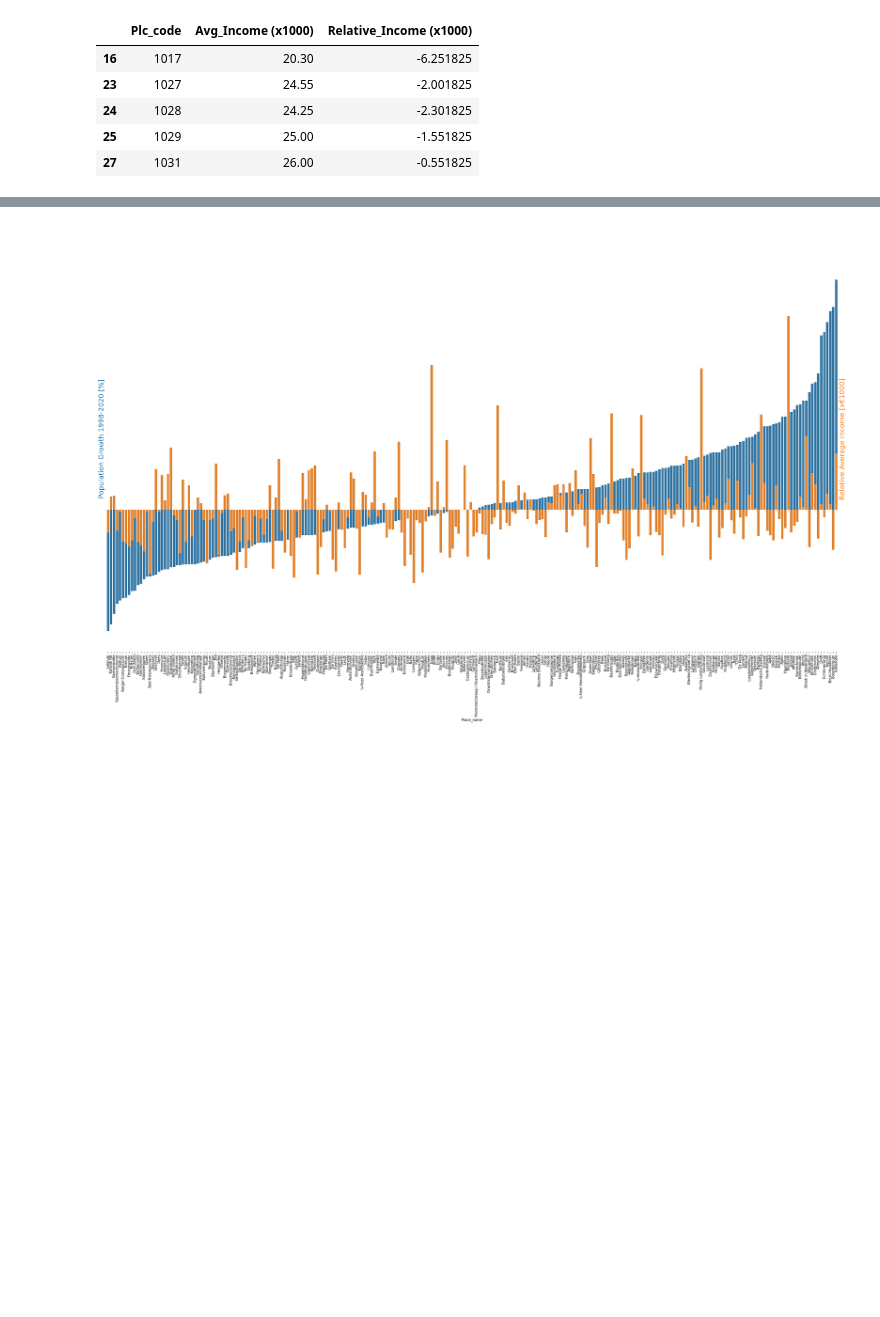
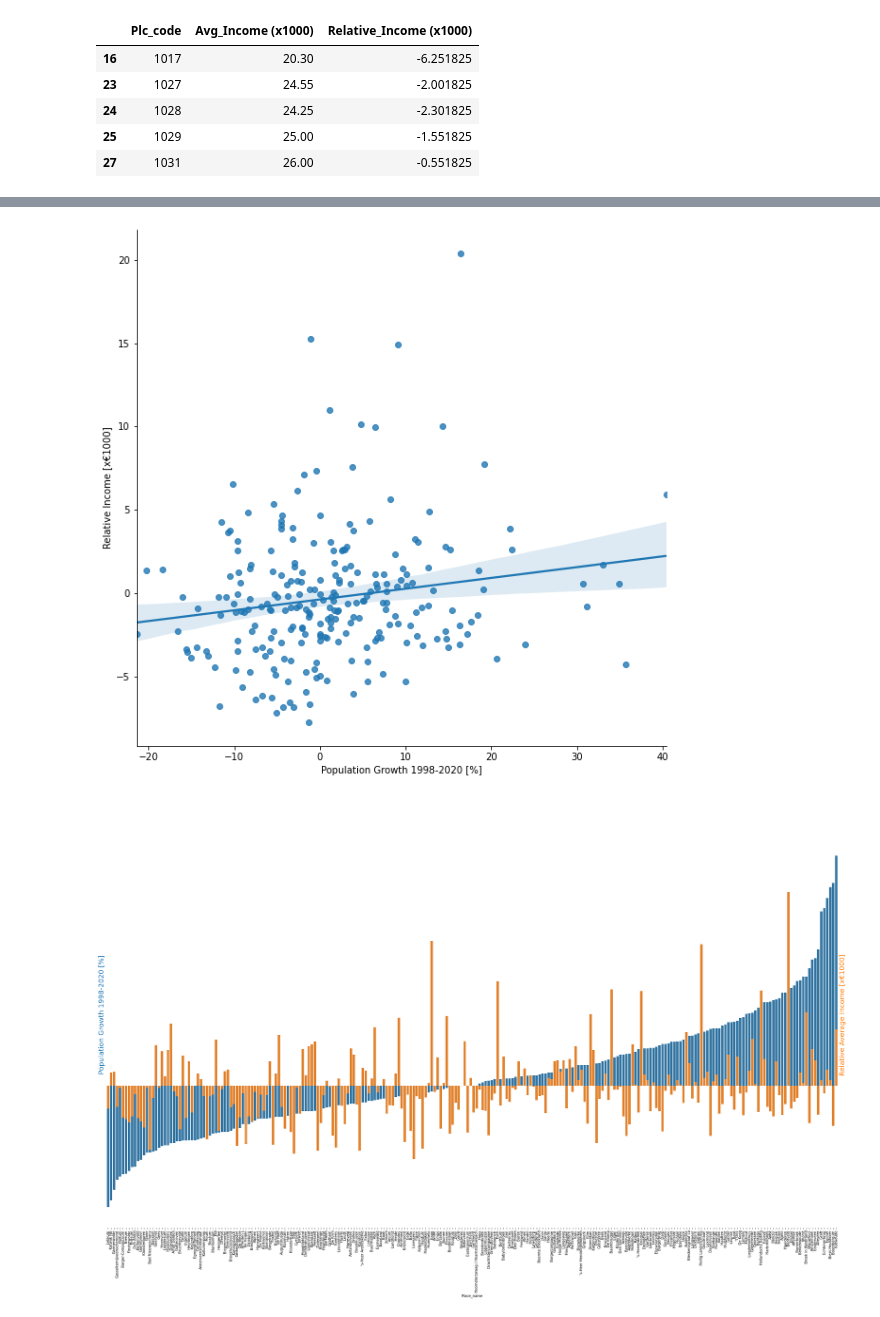
Before and after one commit to LauLau85/Coursera_Capstone, a Jupyter notebook: A Comparison of Rural Towns in the Netherlands.ipynb, the cells around one changed output, grey strips where cells are left out. Cells and saved outputs as stored; diff of their text form; code cells hidden in the pictures; blank space fills up the shorter version.

```diff
--- a/A Comparison of Rural Towns in the Netherlands.ipynb
+++ b/A Comparison of Rural Towns in the Netherlands.ipynb
@@ -2212,6 +2223,56 @@ SRT_AI_9820_df.tail()
 | 243 | 1942 | Katwoude | Waterland | Noord-Holland | 235.0 | 330.0 | 40.425532 | 32.50 | ... |
 # %%
 SRT_AI_9820_df.to_sql('SRT_PopulationGrowth_AvgIncomes2018', engine) #Store backup on DB2
+# %%
+#Scatterplot of Growth vs rel Income
+#Get Series in order to plot barchart  Growth_1998-2020	Avg_Income (x1000)	Relative_Income (x1000)
+#x_growth = SRT_scored_df['Growth_1998-2020']
+#y_income = SRT_scored_df['Relative_Income (x1000)']
+data_df = SRT_scored_df[['Growth_1998-2020','Relative_Income (x1000)']]
+#y_income = SRT_scored_df['Relative_Income (x1000)']
+
+fig2, axs = plt.subplots()
+fig2.set_size_inches(10, 10)
+
+score_bar=sns.regplot(x='Growth_1998-2020', y='Relative_Income (x1000)', data=data_df, color='tab:blue')
+axs.set(ylabel='Relative Income [x€1000]')
+axs.set(xlabel='Population Growth 1998-2020 [%]')
+#axs.set_ylim(-25,50) #-25/100
+#for item in score_bar.get_xticklabels():
+ #   item.set_rotation(90)
+    #item.set_ha('right')
+#axs.yaxis.label.set_color(color='tab:red')
+#axs.yaxis.label.set_fontsize(20)
+#axs.xaxis.label.set_fontsize(18)
+sns.despine()
+#axs.spines['top'].set_visible(False)
+#axs.spines['right'].set_visible(False)
+#axs.spines['bottom'].set_visible(False)
+#axs.spines['left'].set_visible(False)
+#axs.get_xaxis().set_ticks([])
+
+# ax2 = axs.twinx()  # instantiate a second axes that shares the same x-axis
+
+# sns.barplot(x=x_labels, y=y_income, color='tab:orange', ax=ax2)
+# ax2.set(xlabel='')
+# ax2.set(ylabel='Relative Average Income [x€1000]')
+# ax2.set_ylim(-15,30) #-15/60
+# ax2.yaxis.label.set_color('tab:orange')
+# ax2.yaxis.label.set_fontsize(20)
+# ax2.xaxis.label.set_fontsize(18)
+
+# ax2.spines['top'].set_visible(False)
+# ax2.spines['right'].set_visible(False)
+# ax2.spines['bottom'].set_visible(False)
+# ax2.spines['left'].set_visible(False)
+# ax2.get_yaxis().set_ticks([])
+
+#fig.patch.set_visible(False)
+#plt.tight_layout()  # otherwise the right y-label is slightly clipped
+
+plt.show()
+# %% [output]
+[figure, added]
 # %%
 #Get Series in order to plot barchart
 x_labels = SRT_AI_9820_df['Place_name']
```
Also changed, not shown: parts of 3 cells of this notebook.
